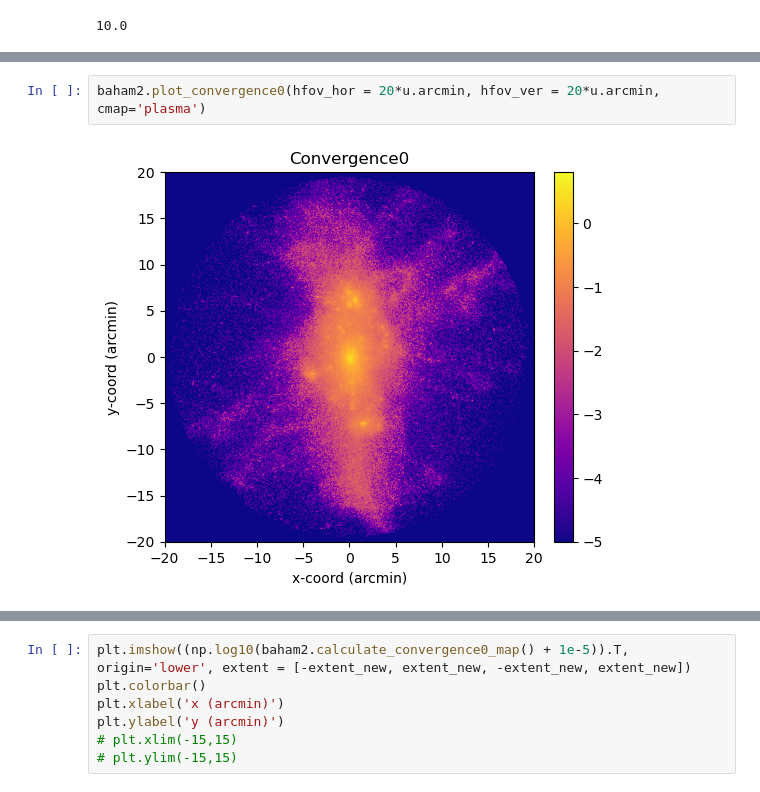
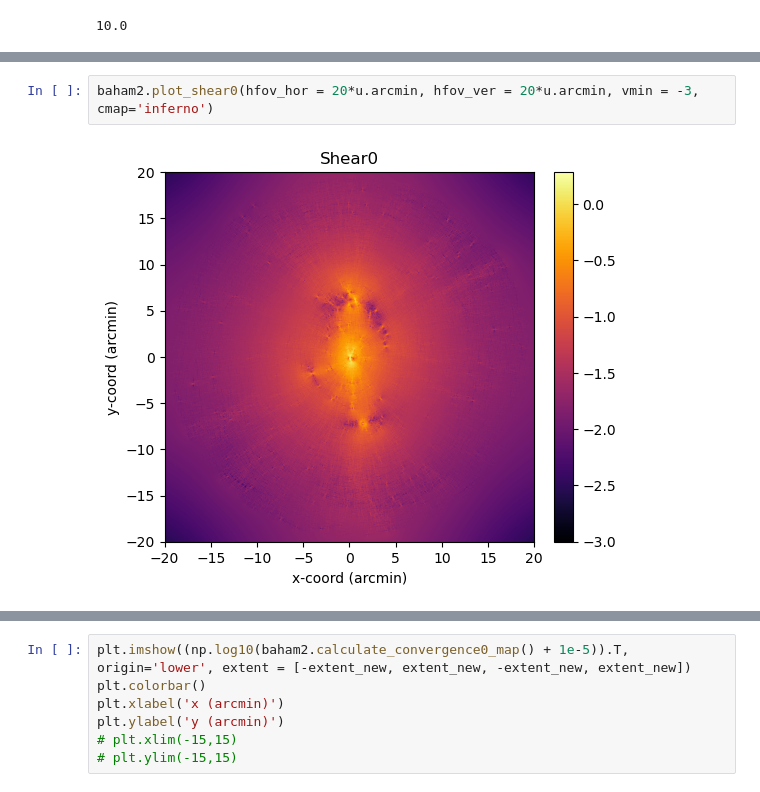
Before and after one commit to anyamischel/BAHAMAS-mock-weak-lensing, a Jupyter notebook: BHM_Sim.ipynb, the cells around one changed output, grey strips where cells are left out. Saved outputs shown, nothing was run; the diff lists cells and outputs as text.

Commit message:
Wrote function for plotting shear

```diff
--- a/BHM_Sim.ipynb
+++ b/BHM_Sim.ipynb
@@ -163,6 +181,6 @@ array([[0., 0., 0., ..., 0., 0., 0.],
 # %%
-baham2.plot_convergence0(hfov_hor = 20*u.arcmin, hfov_ver = 20*u.arcmin, cmap='plasma')
+baham2.plot_shear0(hfov_hor = 20*u.arcmin, hfov_ver = 20*u.arcmin, vmin = -3, cmap='inferno')
 # %% [output]
-[figure, old version]
+[figure, new version]
 # %%
 extent_new = (((baham2.hfov)*u.Mpc/(baham2.cosmo.angular_diameter_distance(baham2.zlens)))*u.rad).to_value('arcmin')
```
Also changed, not shown: parts of 5 cells of this notebook, 1 other file.
